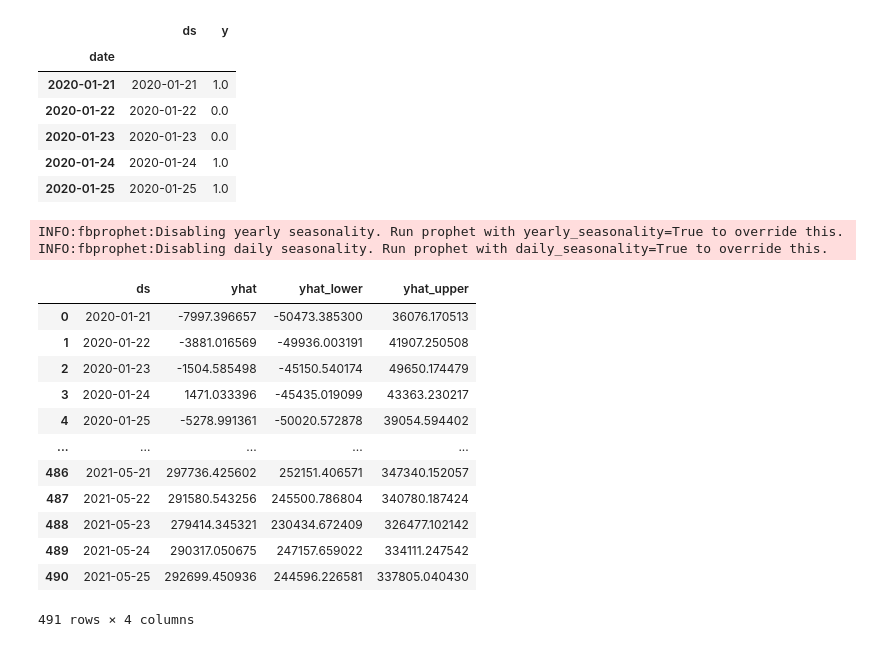
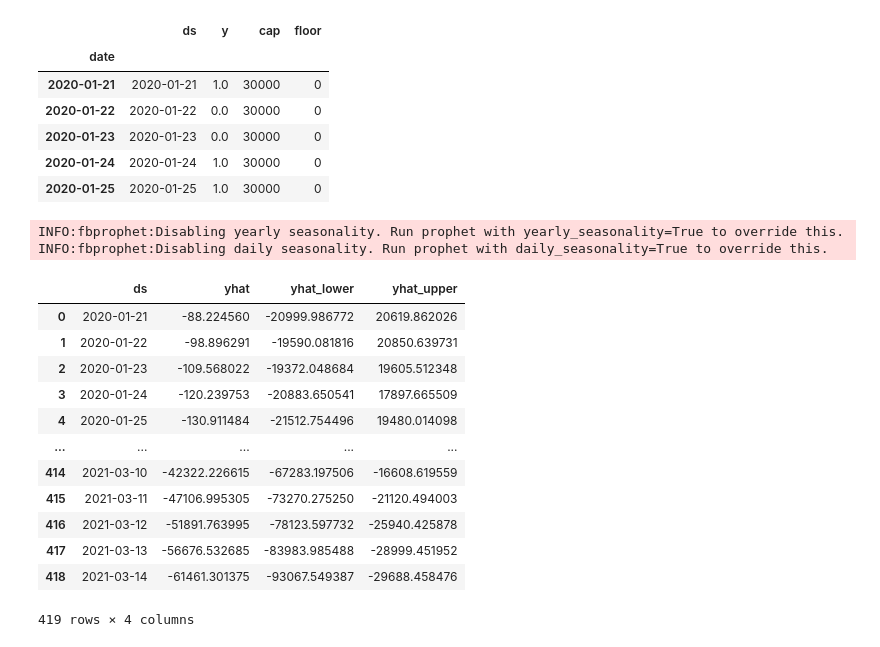
Before and after one commit to mitkrieg/covid-timeseries, a Jupyter notebook: covid_timeseries.ipynb, the cells around one changed output. Drawn from its saved outputs; the diff is of its cells as text; code cells hidden in the pictures.

```diff
--- a/covid_timeseries.ipynb
+++ b/covid_timeseries.ipynb
@@ -20,37 +20,39 @@ df.tail()
 # %%
 ts = pd.DataFrame({'ds':df.index,'y':df.new_cases})
+ts['cap'] = 30000
+ts['floor'] = 0
 ts.head()
 # %% [output]
-|  | ds | y |
-| date |  |  |
-| 2020-01-21 | 2020-01-21 | 1.0 |
-| 2020-01-22 | 2020-01-22 | 0.0 |
-| 2020-01-23 | 2020-01-23 | 0.0 |
-| 2020-01-24 | 2020-01-24 | 1.0 |
-| 2020-01-25 | 2020-01-25 | 1.0 |
+|  | ds | y | cap | floor |
+| date |  |  |  |  |
+| 2020-01-21 | 2020-01-21 | 1.0 | 30000 | 0 |
+| 2020-01-22 | 2020-01-22 | 0.0 | 30000 | 0 |
+| 2020-01-23 | 2020-01-23 | 0.0 | 30000 | 0 |
+| 2020-01-24 | 2020-01-24 | 1.0 | 30000 | 0 |
+| 2020-01-25 | 2020-01-25 | 1.0 | 30000 | 0 |
 # %%
-m = Prophet()
+m = Prophet(weekly_seasonality=False, changepoint_range=1,changepoint_prior_scale=1)
 m.fit(ts)
 
-future = m.make_future_dataframe(periods=100)
+future = m.make_future_dataframe(periods=25)
 forcast = m.predict(future)
 forcast[['ds','yhat','yhat_lower','yhat_upper']]
 # %% [output]
 INFO:fbprophet:Disabling yearly seasonality. Run prophet with yearly_seasonality=True to override this.
 INFO:fbprophet:Disabling daily seasonality. Run prophet with daily_seasonality=True to override this.
 |  | ds | yhat | yhat_lower | yhat_upper |
-| 0 | 2020-01-21 | -7997.396657 | -50473.385300 | 36076.170513 |
-| 1 | 2020-01-22 | -3881.016569 | -49936.003191 | 41907.250508 |
-| 2 | 2020-01-23 | -1504.585498 | -45150.540174 | 49650.174479 |
-| 3 | 2020-01-24 | 1471.033396 | -45435.019099 | 43363.230217 |
-| 4 | 2020-01-25 | -5278.991361 | -50020.572878 | 39054.594402 |
+| 0 | 2020-01-21 | -88.224560 | -20999.986772 | 20619.862026 |
+| 1 | 2020-01-22 | -98.896291 | -19590.081816 | 20850.639731 |
+| 2 | 2020-01-23 | -109.568022 | -19372.048684 | 19605.512348 |
+| 3 | 2020-01-24 | -120.239753 | -20883.650541 | 17897.665509 |
+| 4 | 2020-01-25 | -130.911484 | -21512.754496 | 19480.014098 |
 | ... | ... | ... | ... | ... |
-| 486 | 2021-05-21 | 297736.425602 | 252151.406571 | 347340.152057 |
-| 487 | 2021-05-22 | 291580.543256 | 245500.786804 | 340780.187424 |
-| 488 | 2021-05-23 | 279414.345321 | 230434.672409 | 326477.102142 |
-| 489 | 2021-05-24 | 290317.050675 | 247157.659022 | 334111.247542 |
-| 490 | 2021-05-25 | 292699.450936 | 244596.226581 | 337805.040430 |
+| 414 | 2021-03-10 | -42322.226615 | -67283.197506 | -16608.619559 |
+| 415 | 2021-03-11 | -47106.995305 | -73270.275250 | -21120.494003 |
+| 416 | 2021-03-12 | -51891.763995 | -78123.597732 | -25940.425878 |
+| 417 | 2021-03-13 | -56676.532685 | -83983.985488 | -28999.451952 |
+| 418 | 2021-03-14 | -61461.301375 | -93067.549387 | -29688.458476 |
-491 rows × 4 columns
+419 rows × 4 columns
 # %%
 fig = m.plot(forcast)
 # %% [output]
```
Also changed, not shown: parts of 3 cells of this notebook.
